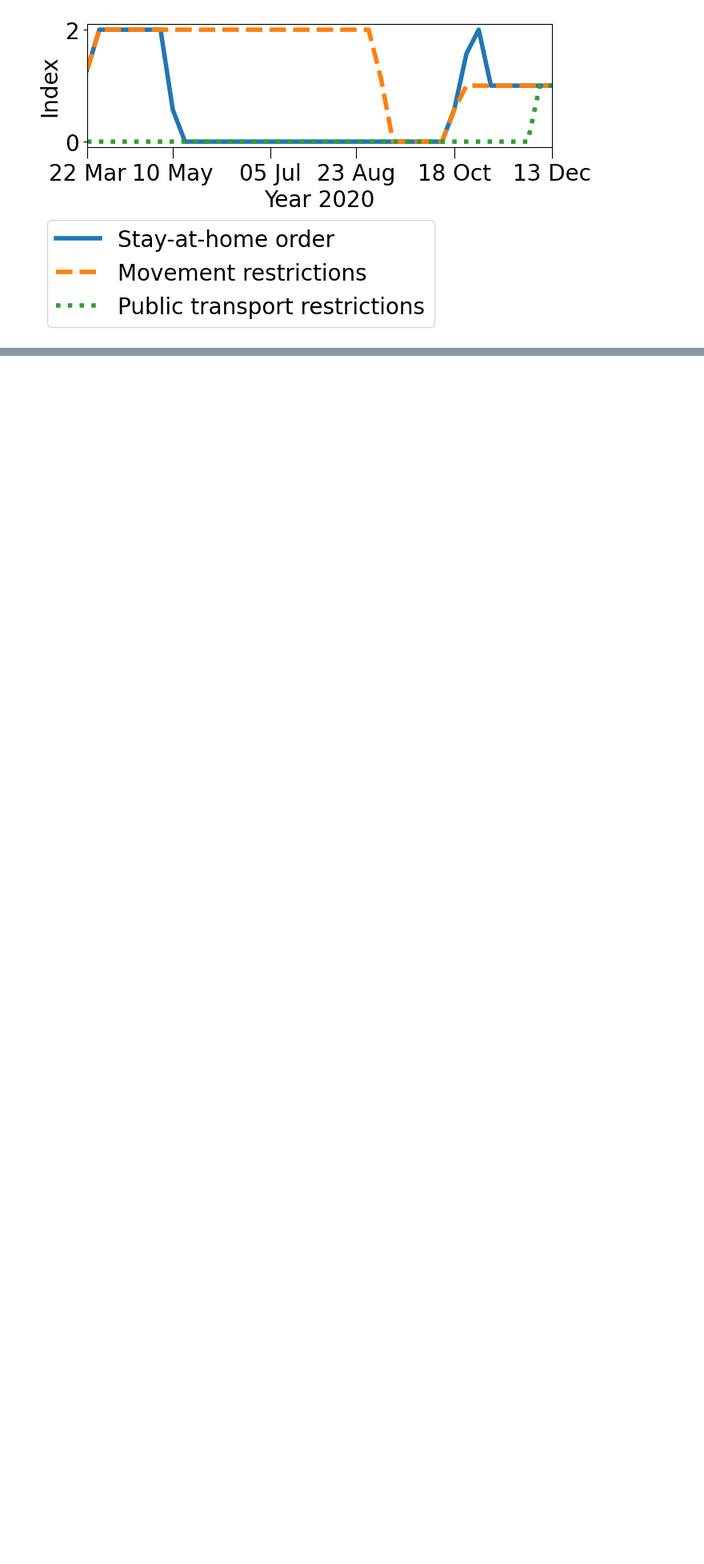
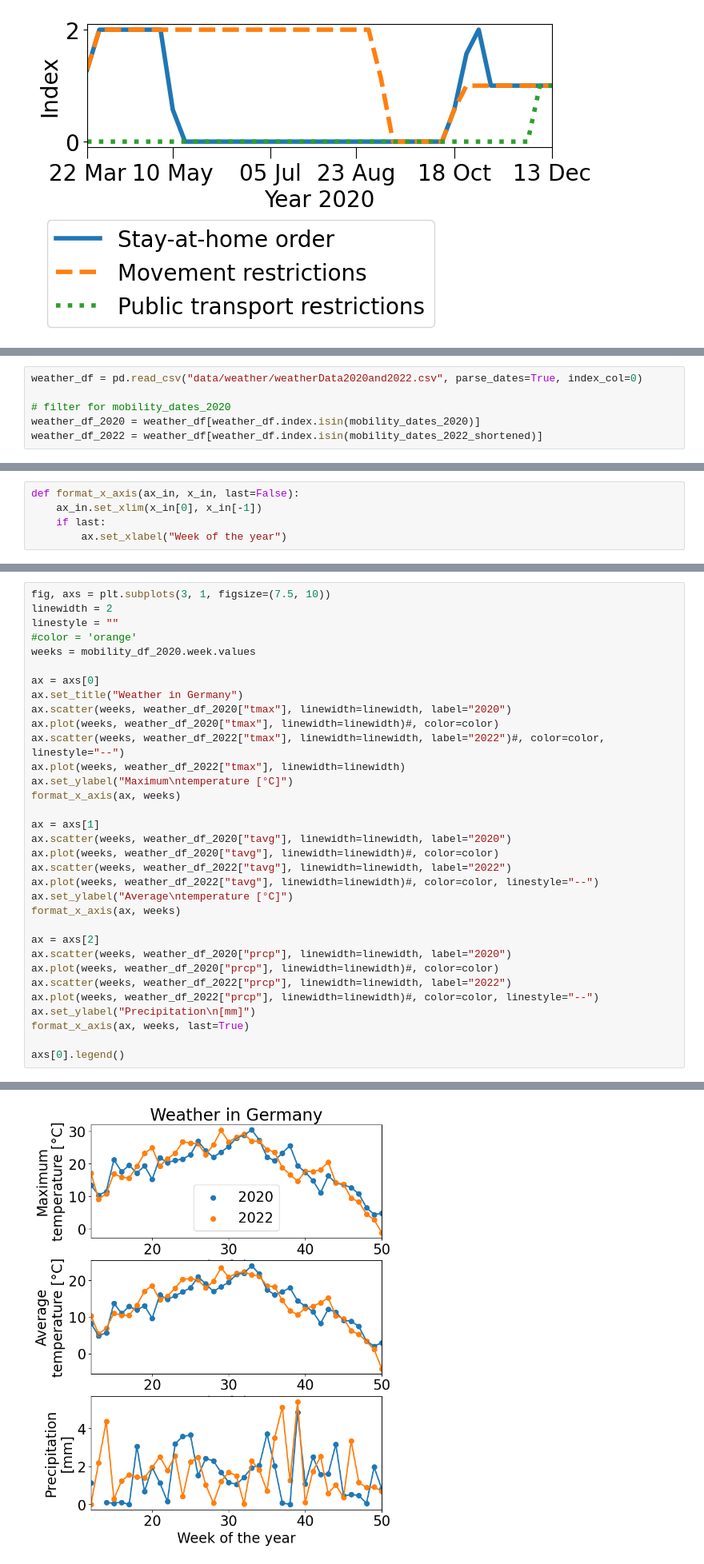
Before and after one commit to Priesemann-Group/mobility_inference, a Jupyter notebook: input_data_analysis.ipynb, the cells around one changed output, grey strips where cells are left out. Shown at 80% size. Cells and saved outputs as stored; diff of their text form; blank space fills up the shorter version.

```diff
--- a/input_data_analysis.ipynb
+++ b/input_data_analysis.ipynb
@@ -324,0 +355,6 @@ df_stay_at_home.plot()
+# %%
+weather_df = pd.read_csv("data/weather/weatherData2020and2022.csv", parse_dates=True, index_col=0)
+
+# filter for mobility_dates_2020
+weather_df_2020 = weather_df[weather_df.index.isin(mobility_dates_2020)]
+weather_df_2022 = weather_df[weather_df.index.isin(mobility_dates_2022_shortened)]
@@ -324,0 +398,5 @@ df_stay_at_home.plot()
+# %%
+def format_x_axis(ax_in, x_in, last=False):
+    ax_in.set_xlim(x_in[0], x_in[-1])
+    if last:
+        ax.set_xlabel("Week of the year")
@@ -324,0 +410,34 @@ df_stay_at_home.plot()
+# %%
+fig, axs = plt.subplots(3, 1, figsize=(7.5, 10))
+linewidth = 2
+linestyle = ""
+#color = 'orange'
+weeks = mobility_df_2020.week.values
+
+ax = axs[0]
+ax.set_title("Weather in Germany")
+ax.scatter(weeks, weather_df_2020["tmax"], linewidth=linewidth, label="2020")
+ax.plot(weeks, weather_df_2020["tmax"], linewidth=linewidth)#, color=color)
+ax.scatter(weeks, weather_df_2022["tmax"], linewidth=linewidth, label="2022")#, color=color, linestyle="--")
+ax.plot(weeks, weather_df_2022["tmax"], linewidth=linewidth)
+ax.set_ylabel("Maximum\ntemperature [°C]")
+format_x_axis(ax, weeks)
+
+ax = axs[1]
+ax.scatter(weeks, weather_df_2020["tavg"], linewidth=linewidth, label="2020")
+ax.plot(weeks, weather_df_2020["tavg"], linewidth=linewidth)#, color=color)
+ax.scatter(weeks, weather_df_2022["tavg"], linewidth=linewidth, label="2022")
+ax.plot(weeks, weather_df_2022["tavg"], linewidth=linewidth)#, color=color, linestyle="--")
+ax.set_ylabel("Average\ntemperature [°C]")
+format_x_axis(ax, weeks)
+
+ax = axs[2]
+ax.scatter(weeks, weather_df_2020["prcp"], linewidth=linewidth, label="2020")
+ax.plot(weeks, weather_df_2020["prcp"], linewidth=linewidth)#, color=color)
+ax.scatter(weeks, weather_df_2022["prcp"], linewidth=linewidth, label="2022")
+ax.plot(weeks, weather_df_2022["prcp"], linewidth=linewidth)#, color=color, linestyle="--")
+ax.set_ylabel("Precipitation\n[mm]")
+format_x_axis(ax, weeks, last=True)
+
+axs[0].legend()
+# %% [output]
@@ -324,0 +445 @@ df_stay_at_home.plot()
+[figure, added]
```
Also changed, not shown: parts of 20 cells of this notebook, 14 other files.
